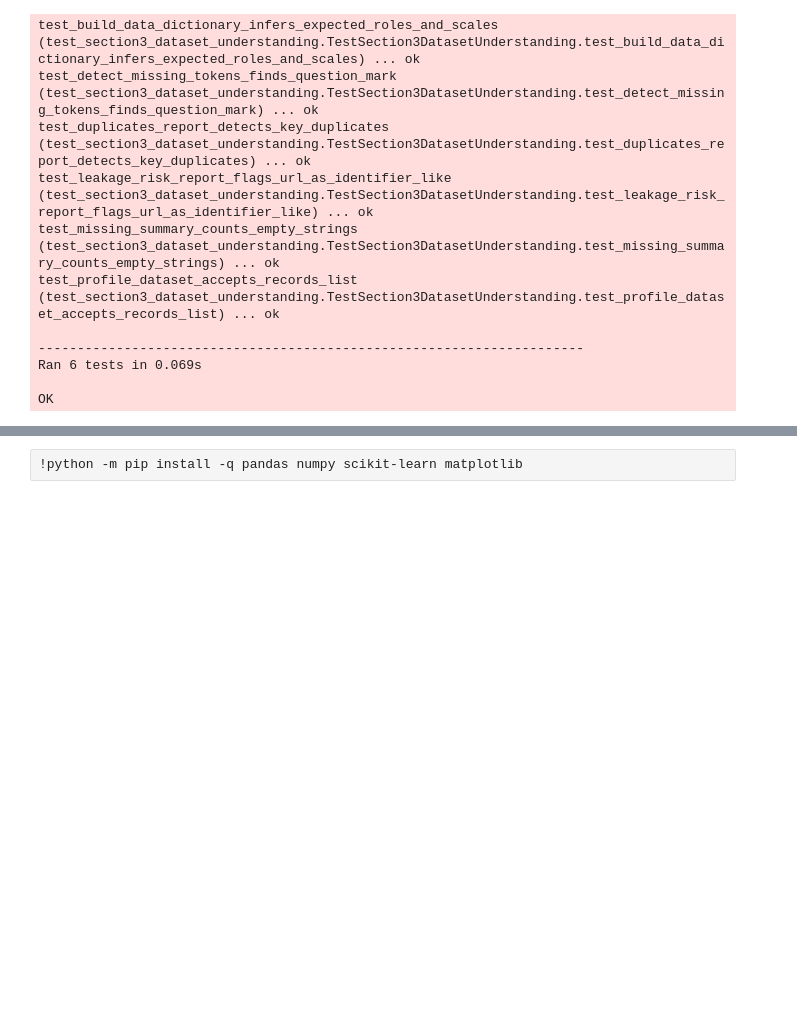
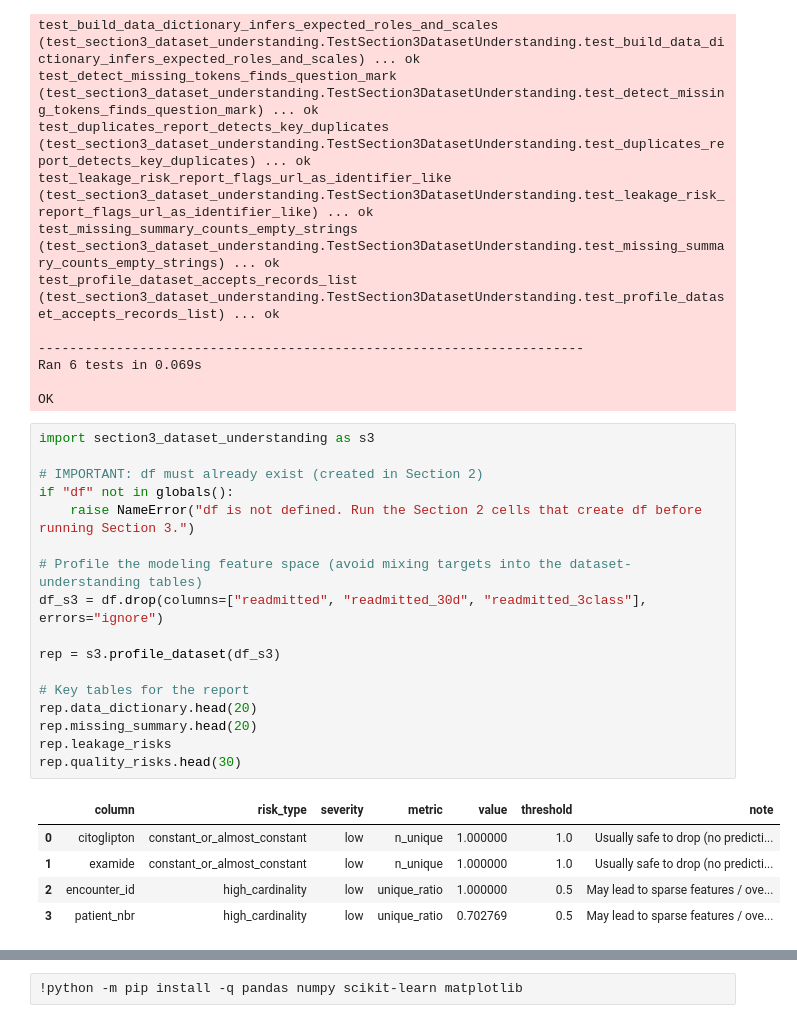
Before and after one commit to cacs2-ua/tau-final-practice, a Jupyter notebook: training-mode/section-7/hospital_readmission.ipynb, the cells around one changed output, grey strips where cells are left out. Saved outputs shown, nothing was run; the diff lists cells and outputs as text; blank space fills up the shorter version.

```diff
--- a/training-mode/section-7/hospital_readmission.ipynb
+++ b/training-mode/section-7/hospital_readmission.ipynb
@@ -1301,6 +1302,29 @@ test_profile_dataset_accepts_records_list (test_section3_dataset_understanding.T
 Ran 6 tests in 0.069s
 
 OK
+# %%
+import section3_dataset_understanding as s3
+
+# IMPORTANT: df must already exist (created in Section 2)
+if "df" not in globals():
+    raise NameError("df is not defined. Run the Section 2 cells that create df before running Section 3.")
+
+# Profile the modeling feature space (avoid mixing targets into the dataset-understanding tables)
+df_s3 = df.drop(columns=["readmitted", "readmitted_30d", "readmitted_3class"], errors="ignore")
+
+rep = s3.profile_dataset(df_s3)
+
+# Key tables for the report
+rep.data_dictionary.head(20)
+rep.missing_summary.head(20)
+rep.leakage_risks
+rep.quality_risks.head(30)
+# %% [output]
+|  | column | risk_type | severity | metric | value | threshold | note |
+| 0 | citoglipton | constant_or_almost_constant | low | n_unique | 1.000000 | 1.0 | Usually safe to drop (no predicti... |
+| 1 | examide | constant_or_almost_constant | low | n_unique | 1.000000 | 1.0 | Usually safe to drop (no predicti... |
+| 2 | encounter_id | high_cardinality | low | unique_ratio | 1.000000 | 0.5 | May lead to sparse features / ove... |
+| 3 | patient_nbr | high_cardinality | low | unique_ratio | 0.702769 | 0.5 | May lead to sparse features / ove... |
 # %%
 import section3_dataset_understanding as s3
 
```
Also changed, not shown: parts of 8 cells of this notebook, 1 other file.
